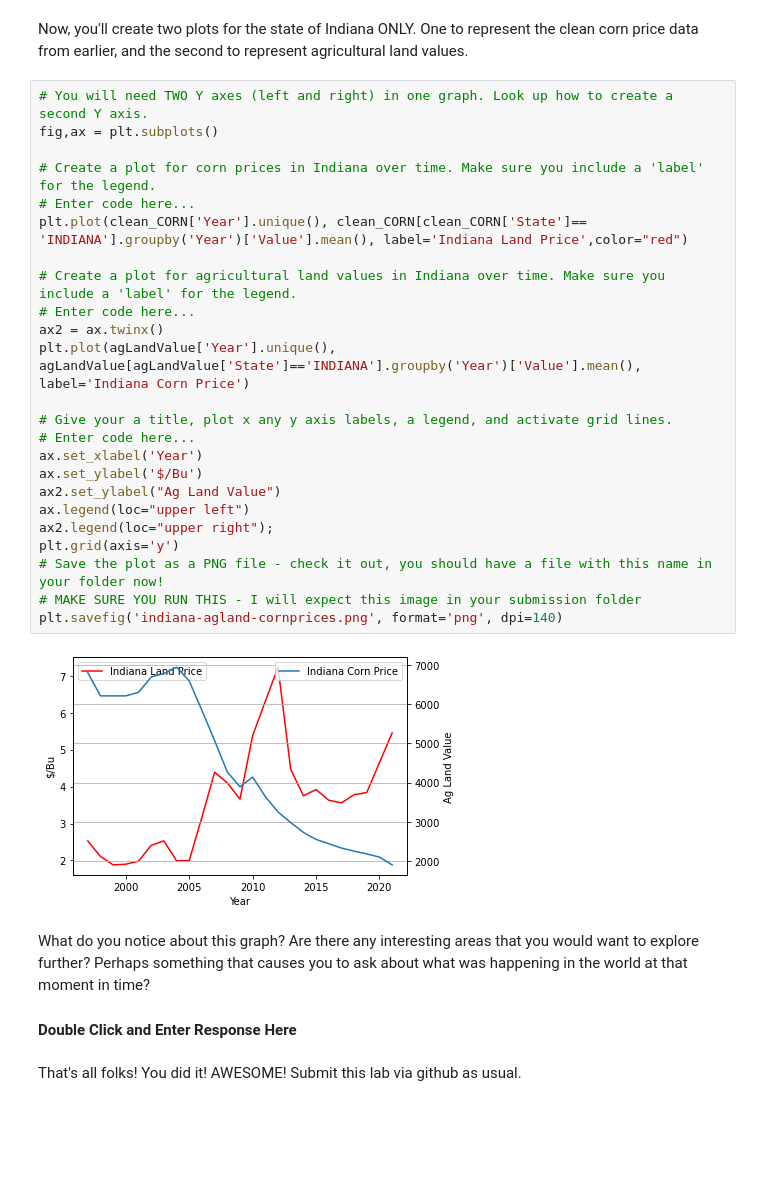
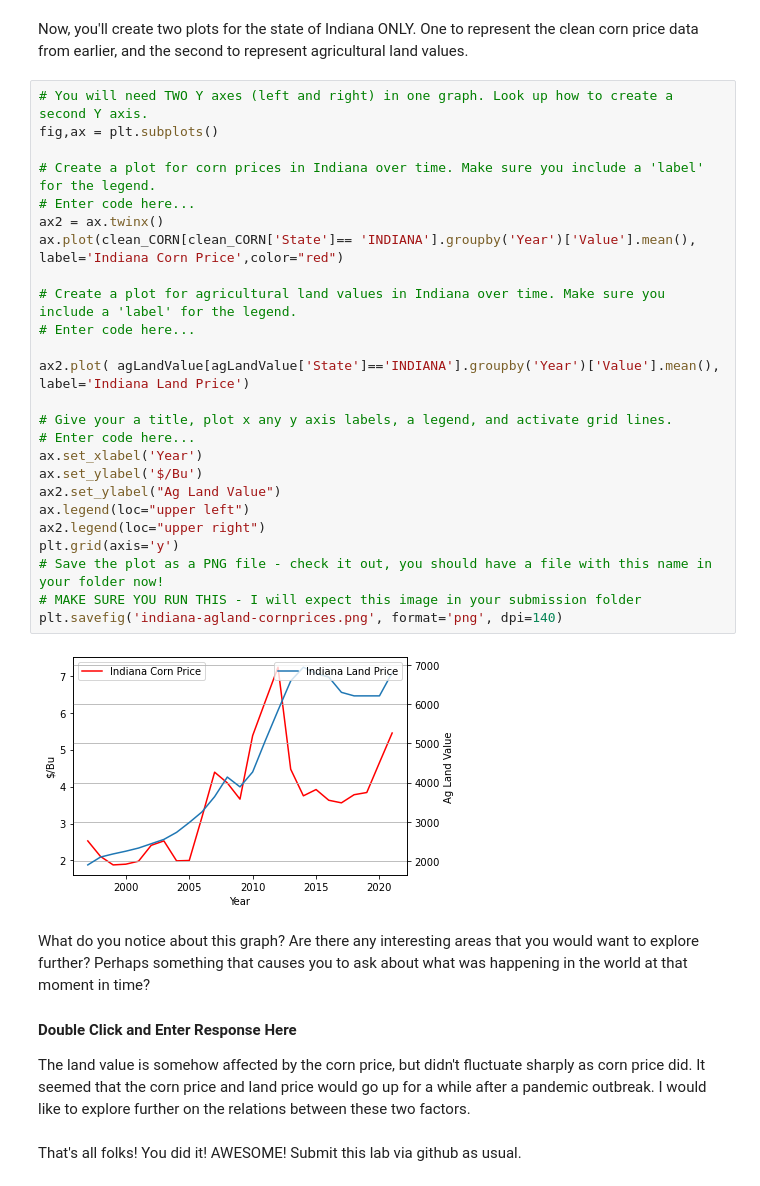
Before and after one commit to ShihYLin/Ag-Informatics, a Jupyter notebook: Lab2/lab2-ShihYunLin.ipynb, the cells around one changed output. Cells and saved outputs as stored; diff of their text form; blank space fills up the shorter version.

```diff
--- a/Lab2/lab2-ShihYunLin.ipynb
+++ b/Lab2/lab2-ShihYunLin.ipynb
@@ -603,33 +603,35 @@ Now, you'll create two plots for the state of Indiana ONLY. One to represent the
 # %%
 # You will need TWO Y axes (left and right) in one graph. Look up how to create a second Y axis.
 fig,ax = plt.subplots()
 
 # Create a plot for corn prices in Indiana over time. Make sure you include a 'label' for the legend.
 # Enter code here...
-plt.plot(clean_CORN['Year'].unique(), clean_CORN[clean_CORN['State']== 'INDIANA'].groupby('Year')['Value'].mean(), label='Indiana Land Price',color="red")
+ax2 = ax.twinx()
+ax.plot(clean_CORN[clean_CORN['State']== 'INDIANA'].groupby('Year')['Value'].mean(), label='Indiana Corn Price',color="red")
 
 # Create a plot for agricultural land values in Indiana over time. Make sure you include a 'label' for the legend.
 # Enter code here...
-ax2 = ax.twinx()
-plt.plot(agLandValue['Year'].unique(), agLandValue[agLandValue['State']=='INDIANA'].groupby('Year')['Value'].mean(), label='Indiana Corn Price')
+
+ax2.plot( agLandValue[agLandValue['State']=='INDIANA'].groupby('Year')['Value'].mean(), label='Indiana Land Price')
 
 # Give your a title, plot x any y axis labels, a legend, and activate grid lines.
 # Enter code here...
 ax.set_xlabel('Year')
 ax.set_ylabel('$/Bu')
 ax2.set_ylabel("Ag Land Value")
 ax.legend(loc="upper left")
-ax2.legend(loc="upper right");
+ax2.legend(loc="upper right")
 plt.grid(axis='y')
 # Save the plot as a PNG file - check it out, you should have a file with this name in your folder now!
 # MAKE SURE YOU RUN THIS - I will expect this image in your submission folder
 plt.savefig('indiana-agland-cornprices.png', format='png', dpi=140)
 # %% [output]
-[figure, old version]
+[figure, new version]
 # %% [markdown]
 What do you notice about this graph? Are there any interesting areas that you would want to explore further? Perhaps something that causes you to ask about what was happening in the world at that moment in time?
 
 #### Double Click and Enter Response Here
+The land value is somehow affected by the corn price, but didn't fluctuate sharply as corn price did. It seemed that the corn price and land price would go up for a while after a pandemic outbreak. I would like to explore further on the relations between these two factors.
 # %% [markdown]
 That's all folks! You did it! AWESOME! Submit this lab via github as usual.
 # %% [markdown]
```
